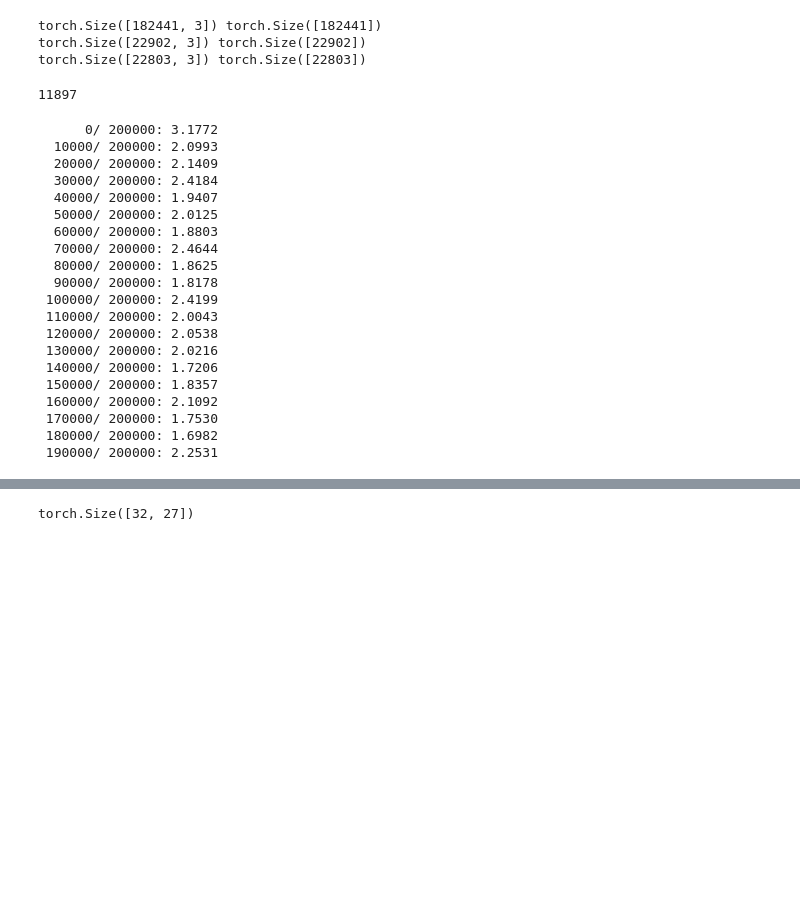
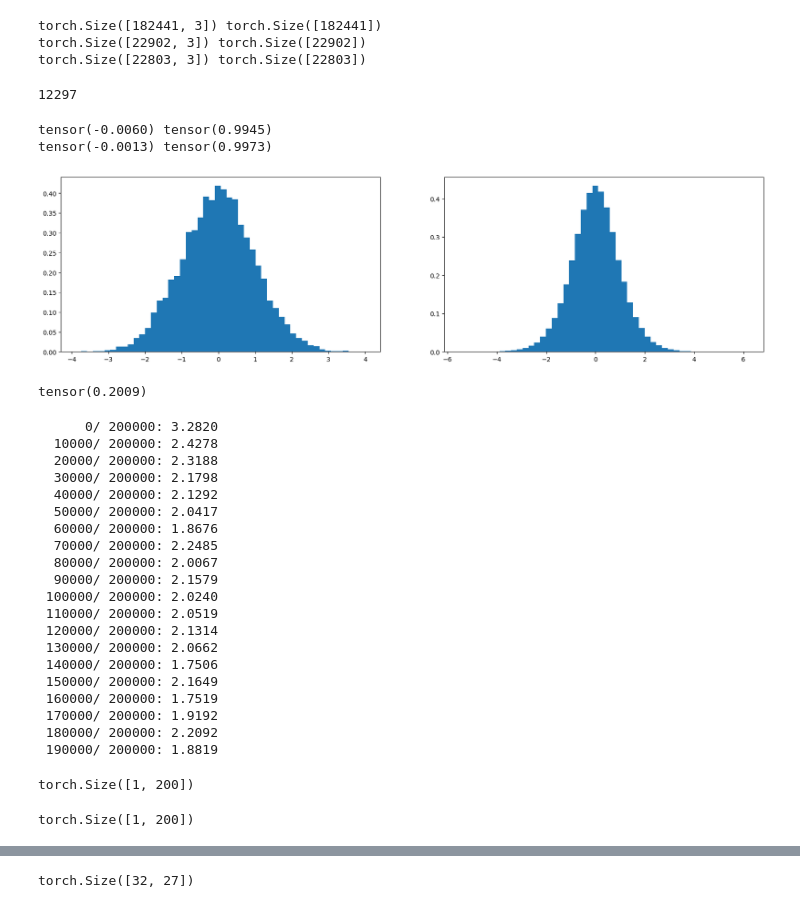
Before and after one commit to akdeb/deep-learning-tutorials, a Jupyter notebook: makemore_pt3.ipynb, the cells around one changed output, grey strips where cells are left out. Cells and saved outputs as stored; diff of their text form; code cells hidden in the pictures; blank space fills up the shorter version.

```diff
--- a/makemore_pt3.ipynb
+++ b/makemore_pt3.ipynb
@@ -61,17 +61,40 @@ n_hidden = 200
 
 g = torch.Generator().manual_seed(2147483647)
 C = torch.randn((vocab_size, n_embd), generator=g)
-W1 = torch.randn((n_embd * block_size, n_hidden), generator=g)
-b1 = torch.randn(n_hidden, generator=g)
+W1 = torch.randn((n_embd * block_size, n_hidden), generator=g) * (5/3) / ((n_embd * block_size) ** 0.5)
+b1 = torch.randn(n_hidden, generator=g) * 0.01
 W2 = torch.randn((n_hidden, vocab_size), generator=g) * 0.01
 b2 = torch.randn(vocab_size, generator=g) * 0
 
-parameters = [C, W1, b1, W2, b2]
+bngain = torch.ones((1, n_hidden))
+bnbias = torch.zeros((1, n_hidden))
+
+parameters = [C, W1, b1, W2, b2, bngain, bnbias]
 print(sum(p.nelement() for p in parameters))
 for p in parameters:
     p.requires_grad = True
 # %% [output]
-11897
+12297
+# %%
+x = torch.randn(1000, 10)
+w = torch.randn(10, 200) * 10**-0.5
+y = x @ w;
+print(x.mean(), x.std())
+print(y.mean(), y.std())
+
+plt.figure(figsize=(20,5))
+plt.subplot(121)
+plt.hist(x.view(-1).tolist(), 50, density=True);
+plt.subplot(122)
+plt.hist(y.view(-1).tolist(), 50, density=True);
+# %% [output]
+tensor(-0.0060) tensor(0.9945)
+tensor(-0.0013) tensor(0.9973)
+[figure, added]
+# %%
+(torch.randn(10000) * 0.2).std()
+# %% [output]
+tensor(0.2009)
 # %%
 # same optimization as last time
 max_steps = 200000
@@ -87,6 +110,7 @@ for i in range(max_steps):
     emb = C[Xb]
     embcat = emb.view(emb.shape[0], -1)
     hpreact = embcat @ W1 + b1
+    hpreact = bngain * (hpreact - hpreact.mean(0, keepdim=True)) / hpreact.std(0, keepdim=True) + bnbias
     h = torch.tanh(hpreact)
     logits = h @ W2 + b2
     loss = F.cross_entropy(logits, Yb)
@@ -107,23 +131,31 @@ for i in range(max_steps):
         print(f'{i:7d}/{max_steps:7d}: {loss.item():.4f}')
     lossi.append(loss.log10().item())
 # %% [output]
-      0/ 200000: 3.1772
-  10000/ 200000: 2.0993
-  20000/ 200000: 2.1409
-  30000/ 200000: 2.4184
-  40000/ 200000: 1.9407
-  50000/ 200000: 2.0125
-  60000/ 200000: 1.8803
-  70000/ 200000: 2.4644
-  80000/ 200000: 1.8625
-  90000/ 200000: 1.8178
- 100000/ 200000: 2.4199
- 110000/ 200000: 2.0043
- 120000/ 200000: 2.0538
- 130000/ 200000: 2.0216
- 140000/ 200000: 1.7206
- 150000/ 200000: 1.8357
- 160000/ 200000: 2.1092
- 170000/ 200000: 1.7530
- 180000/ 200000: 1.6982
- 190000/ 200000: 2.2531
+      0/ 200000: 3.2820
+  10000/ 200000: 2.4278
+  20000/ 200000: 2.3188
+  30000/ 200000: 2.1798
+  40000/ 200000: 2.1292
+  50000/ 200000: 2.0417
+  60000/ 200000: 1.8676
+  70000/ 200000: 2.2485
+  80000/ 200000: 2.0067
+  90000/ 200000: 2.1579
+ 100000/ 200000: 2.0240
+ 110000/ 200000: 2.0519
+ 120000/ 200000: 2.1314
+ 130000/ 200000: 2.0662
+ 140000/ 200000: 1.7506
+ 150000/ 200000: 2.1649
+ 160000/ 200000: 1.7519
+ 170000/ 200000: 1.9192
+ 180000/ 200000: 2.2092
+ 190000/ 200000: 1.8819
+# %%
+hpreact.mean(0, keepdim=True).shape
+# %% [output]
+torch.Size([1, 200])
+# %%
+hpreact.std(0, keepdim=True).shape
+# %% [output]
+torch.Size([1, 200])
```
Also changed, not shown: parts of 5 cells of this notebook.
